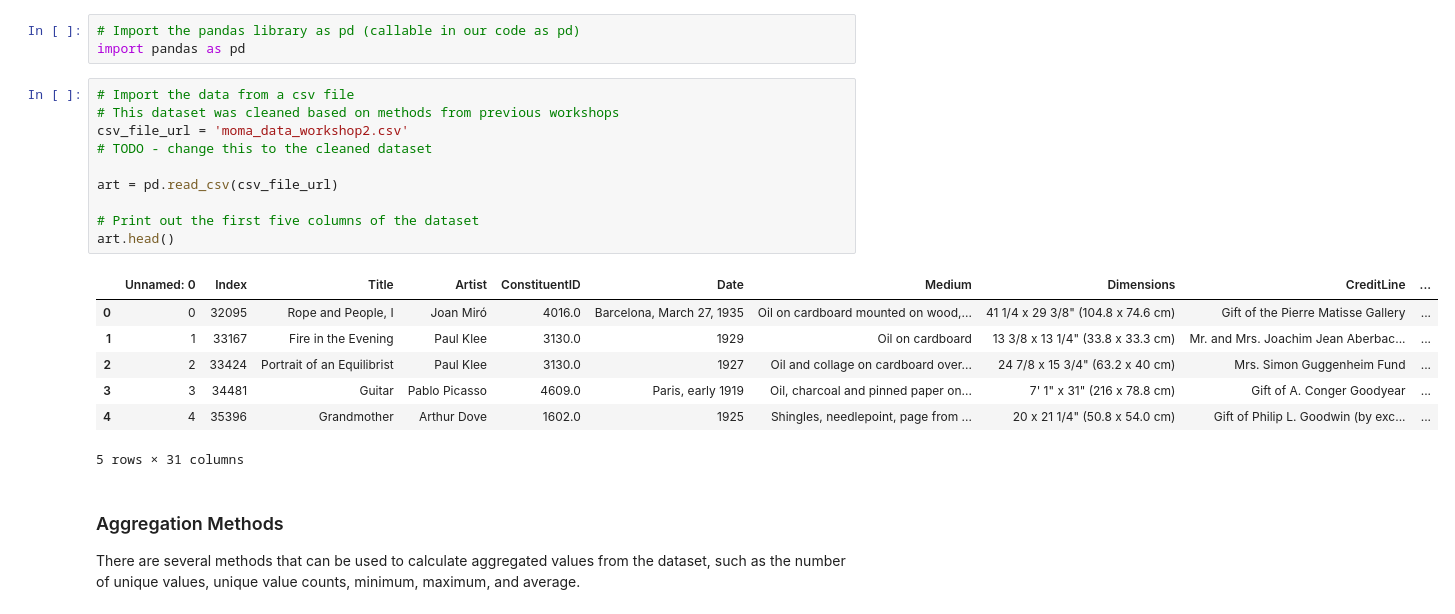
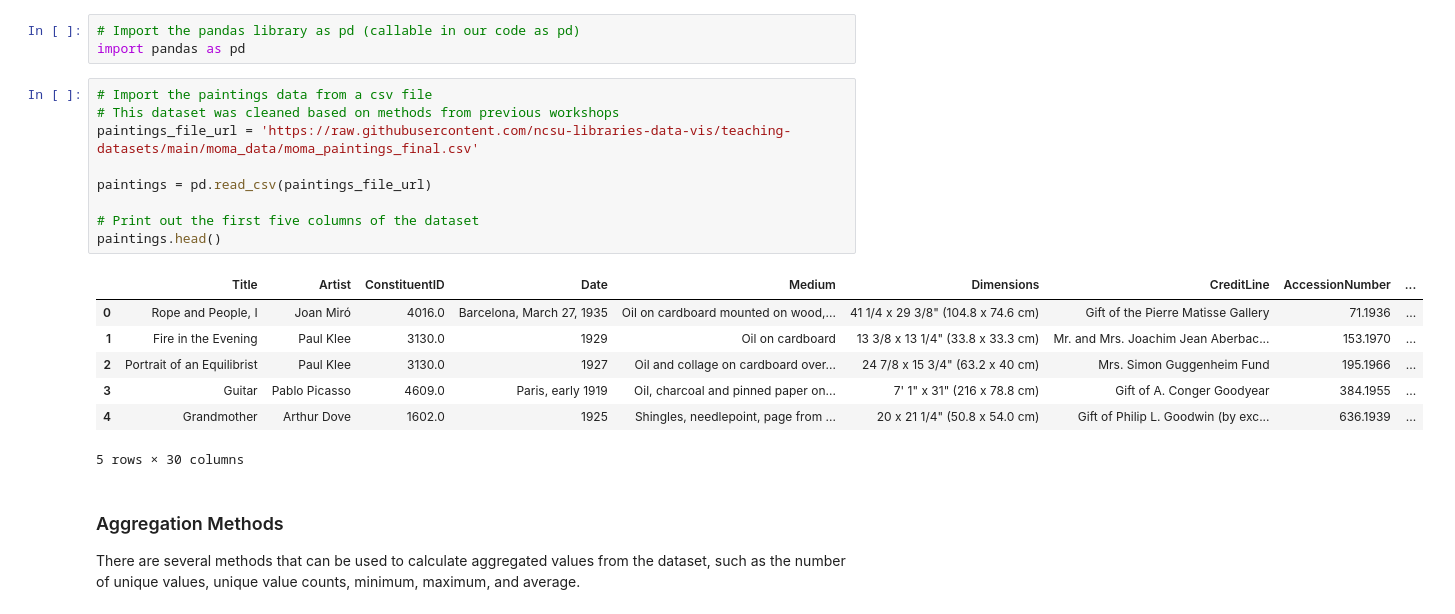
Before and after one commit to ncsu-libraries-data-vis/python-open-labs, a Jupyter notebook: Open_Lab_4_exploratory_analysis_with_pandas/filled_Open_Lab_4_exploratory_analysis_with_pandas.ipynb, the cells around one changed output. Drawn from its saved outputs; the diff is of its cells as text.

```diff
--- a/Open_Lab_4_exploratory_analysis_with_pandas/filled_Open_Lab_4_exploratory_analysis_with_pandas.ipynb
+++ b/Open_Lab_4_exploratory_analysis_with_pandas/filled_Open_Lab_4_exploratory_analysis_with_pandas.ipynb
@@ -63,23 +63,22 @@ We can do this by calculating summaries of rows and columns, grouping data, and
 # Import the pandas library as pd (callable in our code as pd)
 import pandas as pd
 # %%
-# Import the data from a csv file
+# Import the paintings data from a csv file
 # This dataset was cleaned based on methods from previous workshops
-csv_file_url = 'moma_data_workshop2.csv'
-# TODO - change this to the cleaned dataset
+paintings_file_url = 'https://raw.githubusercontent.com/ncsu-libraries-data-vis/teaching-datasets/main/moma_data/moma_paintings_final.csv'
 
-art = pd.read_csv(csv_file_url)
+paintings = pd.read_csv(paintings_file_url)
 
 # Print out the first five columns of the dataset
-art.head()
+paintings.head()
 # %% [output]
-|  | Unnamed: 0 | Index | Title | Artist | ConstituentID | Date | Medium | Dimensions | CreditLine | ... |
-| 0 | 0 | 32095 | Rope and People, I | Joan Miró | 4016.0 | Barcelona, March 27, 1935 | Oil on cardboard mounted on wood,... | 41 1/4 x 29 3/8" (104.8 x 74.6 cm) | Gift of the Pierre Matisse Gallery | ... |
-| 1 | 1 | 33167 | Fire in the Evening | Paul Klee | 3130.0 | 1929 | Oil on cardboard | 13 3/8 x 13 1/4" (33.8 x 33.3 cm) | Mr. and Mrs. Joachim Jean Aberbac... | ... |
-| 2 | 2 | 33424 | Portrait of an Equilibrist | Paul Klee | 3130.0 | 1927 | Oil and collage on cardboard over... | 24 7/8 x 15 3/4" (63.2 x 40 cm) | Mrs. Simon Guggenheim Fund | ... |
-| 3 | 3 | 34481 | Guitar | Pablo Picasso | 4609.0 | Paris, early 1919 | Oil, charcoal and pinned paper on... | 7' 1" x 31" (216 x 78.8 cm) | Gift of A. Conger Goodyear | ... |
-| 4 | 4 | 35396 | Grandmother | Arthur Dove | 1602.0 | 1925 | Shingles, needlepoint, page from ... | 20 x 21 1/4" (50.8 x 54.0 cm) | Gift of Philip L. Goodwin (by exc... | ... |
+|  | Title | Artist | ConstituentID | Date | Medium | Dimensions | CreditLine | AccessionNumber | ... |
+| 0 | Rope and People, I | Joan Miró | 4016.0 | Barcelona, March 27, 1935 | Oil on cardboard mounted on wood,... | 41 1/4 x 29 3/8" (104.8 x 74.6 cm) | Gift of the Pierre Matisse Gallery | 71.1936 | ... |
+| 1 | Fire in the Evening | Paul Klee | 3130.0 | 1929 | Oil on cardboard | 13 3/8 x 13 1/4" (33.8 x 33.3 cm) | Mr. and Mrs. Joachim Jean Aberbac... | 153.1970 | ... |
+| 2 | Portrait of an Equilibrist | Paul Klee | 3130.0 | 1927 | Oil and collage on cardboard over... | 24 7/8 x 15 3/4" (63.2 x 40 cm) | Mrs. Simon Guggenheim Fund | 195.1966 | ... |
+| 3 | Guitar | Pablo Picasso | 4609.0 | Paris, early 1919 | Oil, charcoal and pinned paper on... | 7' 1" x 31" (216 x 78.8 cm) | Gift of A. Conger Goodyear | 384.1955 | ... |
+| 4 | Grandmother | Arthur Dove | 1602.0 | 1925 | Shingles, needlepoint, page from ... | 20 x 21 1/4" (50.8 x 54.0 cm) | Gift of Philip L. Goodwin (by exc... | 636.1939 | ... |
-5 rows × 31 columns
+5 rows × 30 columns
 # %% [markdown]
 ### Aggregation Methods
 
```
Also changed, not shown: parts of 49 cells of this notebook.
